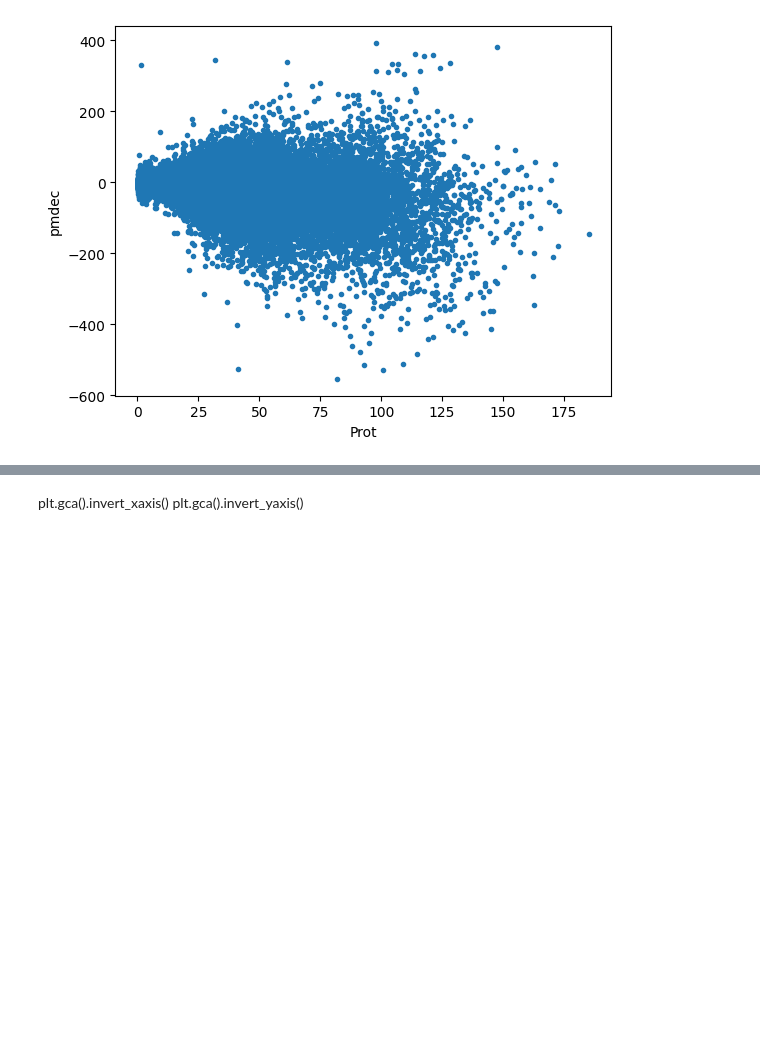
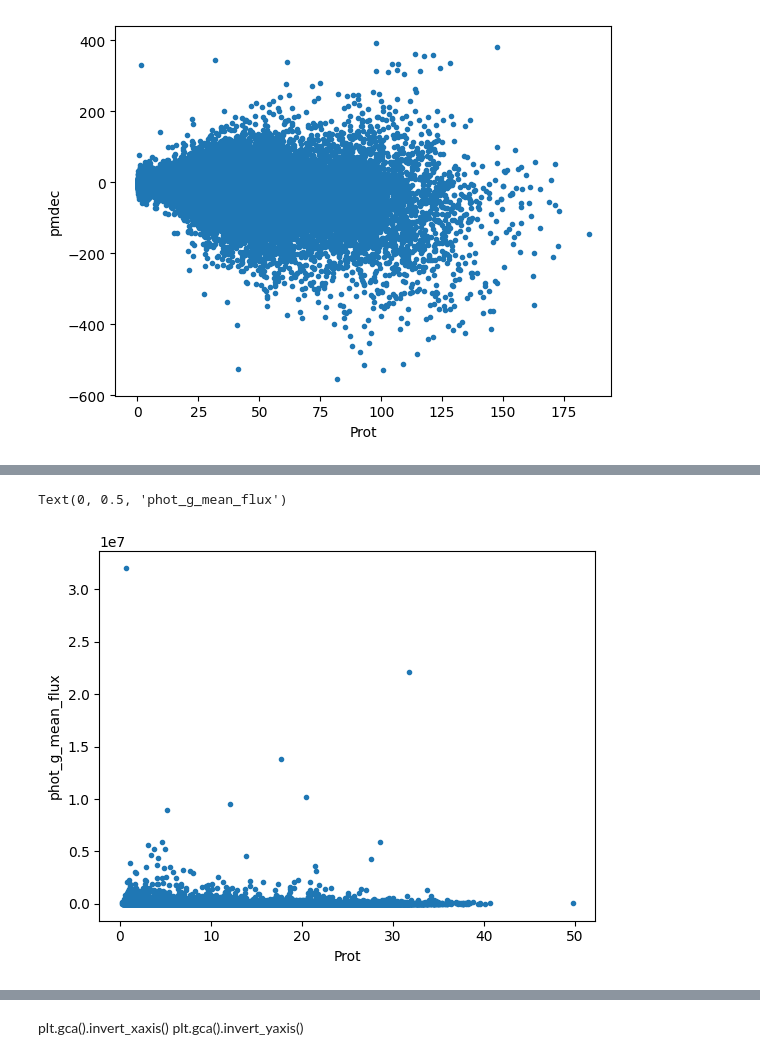
Before and after one commit to Jadesola3/SRMP, a Jupyter notebook: star_rotation_official.ipynb, the cells around one changed output, grey strips where cells are left out. Saved outputs shown, nothing was run; the diff lists cells and outputs as text; code cells hidden in the pictures; blank space fills up the shorter version.

```diff
--- a/star_rotation_official.ipynb
+++ b/star_rotation_official.ipynb
@@ -124,0 +135,7 @@ Text(0, 0.5, 'pmdec')
+# %%
+plt.plot(df['Prot'], df['phot_g_mean_flux'], '.')
+plt.xlabel('Prot')
+plt.ylabel('phot_g_mean_flux')
+# %% [output]
+Text(0, 0.5, 'phot_g_mean_flux')
+[figure, added]
```
Also changed, not shown: parts of 37 cells of this notebook.
